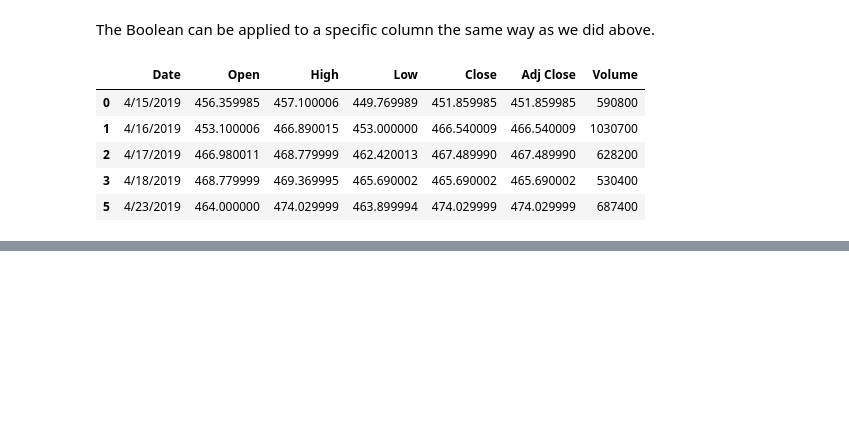
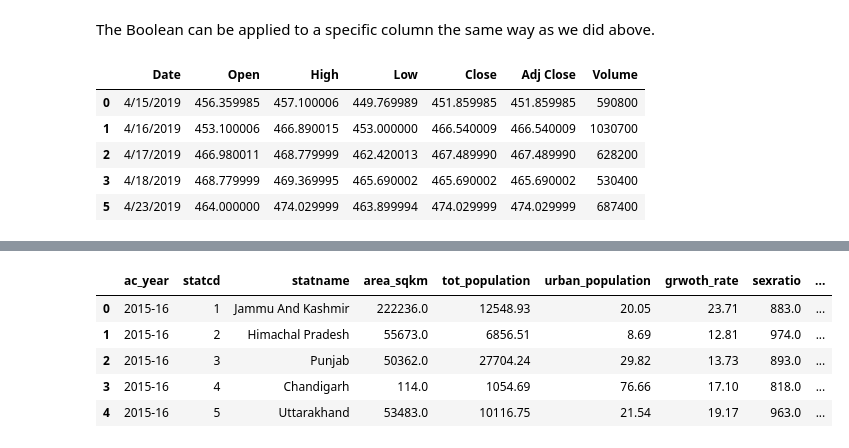
Before and after one commit to surjeet143/all_about_pandas, a Jupyter notebook: pandas_foundation/pandas_foundation_introduction.ipynb, the cells around one changed output, grey strips where cells are left out. Drawn from its saved outputs; the diff is of its cells as text; code cells hidden in the pictures; blank space fills up the shorter version.

```diff
--- a/pandas_foundation/pandas_foundation_introduction.ipynb
+++ b/pandas_foundation/pandas_foundation_introduction.ipynb
@@ -757,0 +900,2 @@ data[data["Volume"] > 500000 ].head() # picking the days when the "Volume" > 500
+# %%
+df = data = pd.read_csv('./data/2015_16_Statewise_Secondary.csv',nrows=1000) #insurance data of Florida
@@ -757,0 +922,28 @@ data[data["Volume"] > 500000 ].head() # picking the days when the "Volume" > 500
+# %%
+df = df[['ac_year',
+ 'statcd',
+ 'statname',
+ 'area_sqkm',
+ 'tot_population',
+ 'urban_population',
+ 'grwoth_rate',
+ 'sexratio',
+ 'sc_population',
+ 'st_population',
+ 'literacy_rate',
+ 'male_literacy_rate',
+ 'female_literacy_rate',
+ 'distcd',
+ 'blkcd',
+ 'villages',
+ 'clusters',
+ 'schools']]
+# %%
+df.head()
+# %% [output]
+|  | ac_year | statcd | statname | area_sqkm | tot_population | urban_population | grwoth_rate | sexratio | ... |
+| 0 | 2015-16 | 1 | Jammu And Kashmir | 222236.0 | 12548.93 | 20.05 | 23.71 | 883.0 | ... |
+| 1 | 2015-16 | 2 | Himachal Pradesh | 55673.0 | 6856.51 | 8.69 | 12.81 | 974.0 | ... |
+| 2 | 2015-16 | 3 | Punjab | 50362.0 | 27704.24 | 29.82 | 13.73 | 893.0 | ... |
+| 3 | 2015-16 | 4 | Chandigarh | 114.0 | 1054.69 | 76.66 | 17.10 | 818.0 | ... |
+| 4 | 2015-16 | 5 | Uttarakhand | 53483.0 | 10116.75 | 21.54 | 19.17 | 963.0 | ... |
```
Also changed, not shown: parts of 32 cells of this notebook.
